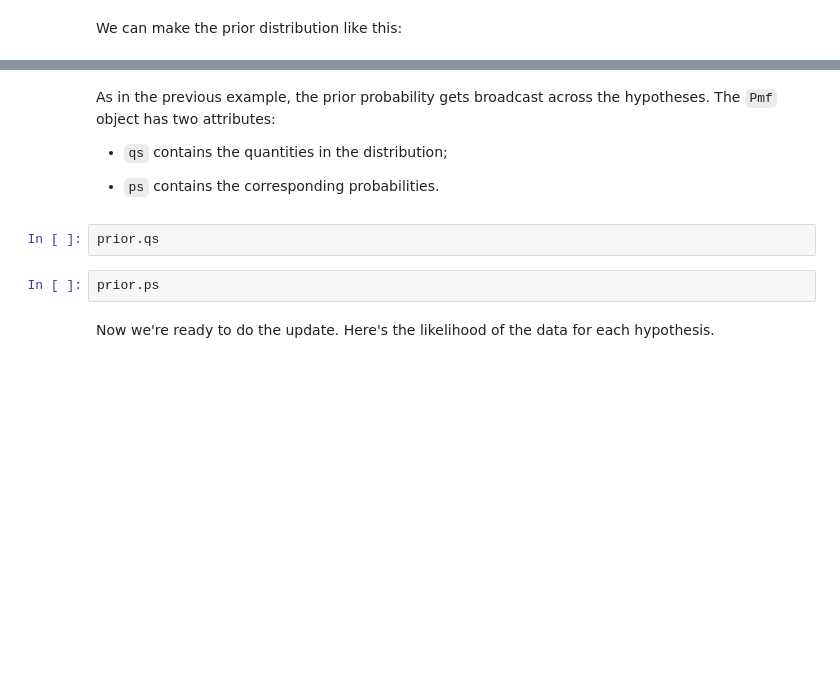
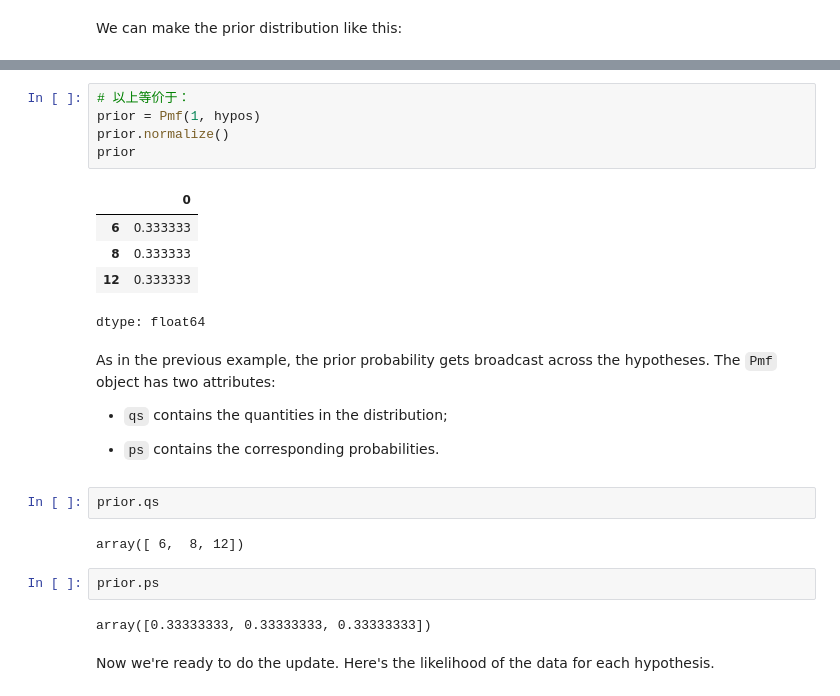
Before and after one commit to Zoey1102/ThinkBayes2, a Jupyter notebook: notebooks/chap03.ipynb, the cells around one changed output, grey strips where cells are left out. Drawn from its saved outputs; the diff is of its cells as text; blank space fills up the shorter version.

```diff
--- a/notebooks/chap03.ipynb
+++ b/notebooks/chap03.ipynb
@@ -417,3 +506,14 @@ prior
+# %%
+# 以上等价于：
+prior = Pmf(1, hypos)
+prior.normalize()
+prior
+# %% [output]
+|  | 0 |
+| 6 | 0.333333 |
+| 8 | 0.333333 |
+| 12 | 0.333333 |
+dtype: float64
 # %% [markdown]
 As in the previous example, the prior probability gets broadcast across the hypotheses.
 The `Pmf` object has two attributes:
@@ -423,8 +523,12 @@ The `Pmf` object has two attributes:
 * `ps` contains the corresponding probabilities.
 # %%
 prior.qs
+# %% [output]
+array([ 6,  8, 12])
 # %%
 prior.ps
+# %% [output]
+array([0.33333333, 0.33333333, 0.33333333])
 # %% [markdown]
 Now we're ready to do the update.
 Here's the likelihood of the data for each hypothesis.
```
Also changed, not shown: parts of 43 cells of this notebook.
